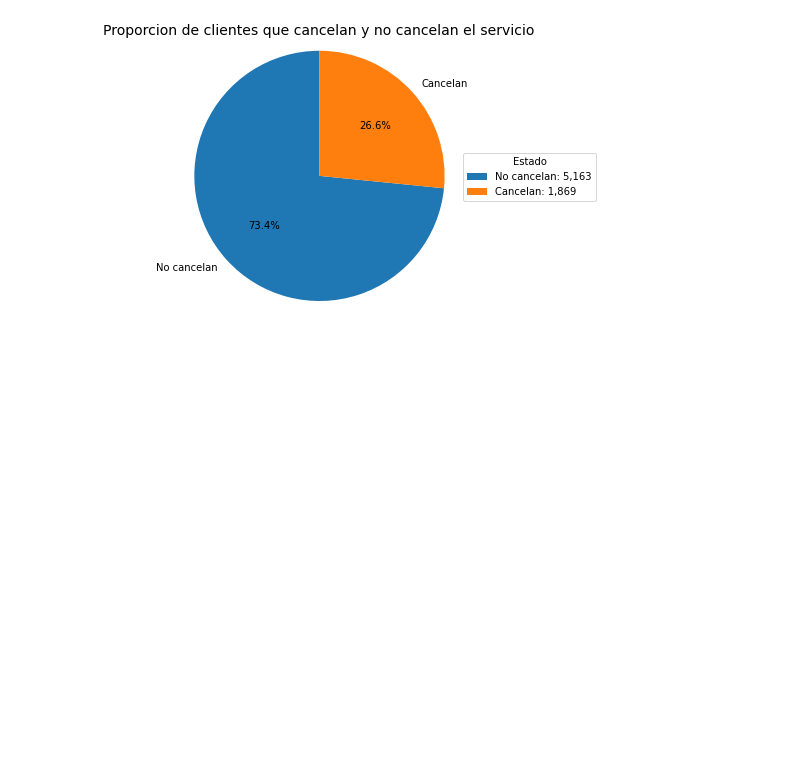
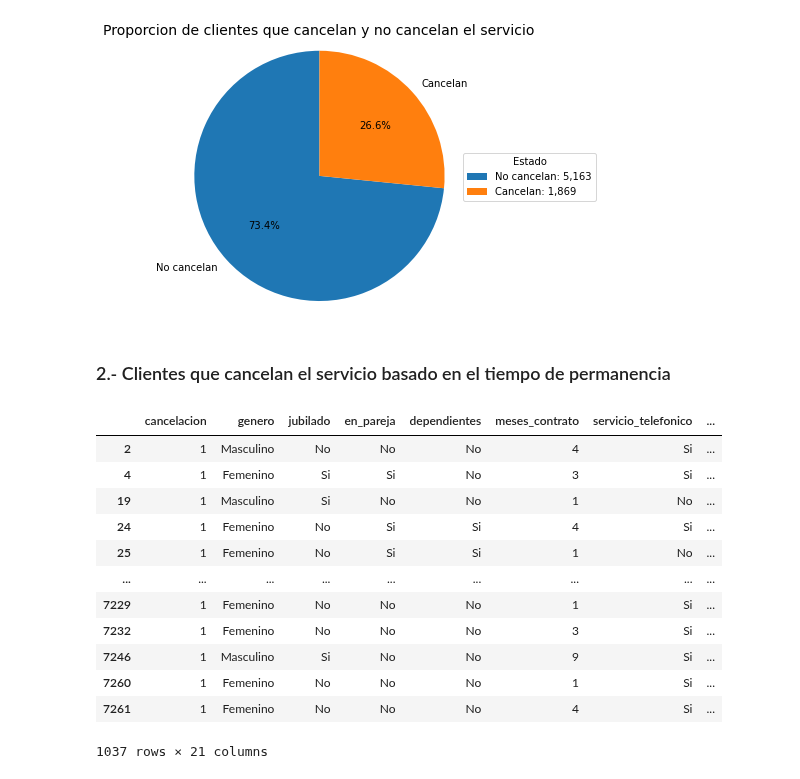
Before and after one commit to jbernalg/challenge_TelecomX, a Jupyter notebook: challenge_telecomx.ipynb, the cells around one changed output. Saved outputs shown, nothing was run; the diff lists cells and outputs as text; code cells hidden in the pictures; blank space fills up the shorter version.

```diff
--- a/challenge_telecomx.ipynb
+++ b/challenge_telecomx.ipynb
@@ -781,3 +781,23 @@ ax.axis('equal')
 plt.show()
 # %% [output]
 [figure]
+# %% [markdown]
+### 2.- Clientes que cancelan el servicio basado en el tiempo de permanencia
+# %%
+# filtrar clientes que cancelaron el servicio y que tienen menos de 12 meses de contrato
+filtro = df_exp[(df_exp['cancelacion'] == 1) & (df_exp['meses_contrato'] <= 12)]
+filtro
+# %% [output]
+|  | cancelacion | genero | jubilado | en_pareja | dependientes | meses_contrato | servicio_telefonico | ... |
+| 2 | 1 | Masculino | No | No | No | 4 | Si | ... |
+| 4 | 1 | Femenino | Si | Si | No | 3 | Si | ... |
+| 19 | 1 | Masculino | Si | No | No | 1 | No | ... |
+| 24 | 1 | Femenino | No | Si | Si | 4 | Si | ... |
+| 25 | 1 | Femenino | No | Si | Si | 1 | No | ... |
+| ... | ... | ... | ... | ... | ... | ... | ... | ... |
+| 7229 | 1 | Femenino | No | No | No | 1 | Si | ... |
+| 7232 | 1 | Femenino | No | No | No | 3 | Si | ... |
+| 7246 | 1 | Masculino | Si | No | No | 9 | Si | ... |
+| 7260 | 1 | Femenino | No | No | No | 1 | Si | ... |
+| 7261 | 1 | Femenino | No | No | No | 4 | Si | ... |
+1037 rows × 21 columns
```
Also changed, not shown: parts of 1 cell of this notebook.
